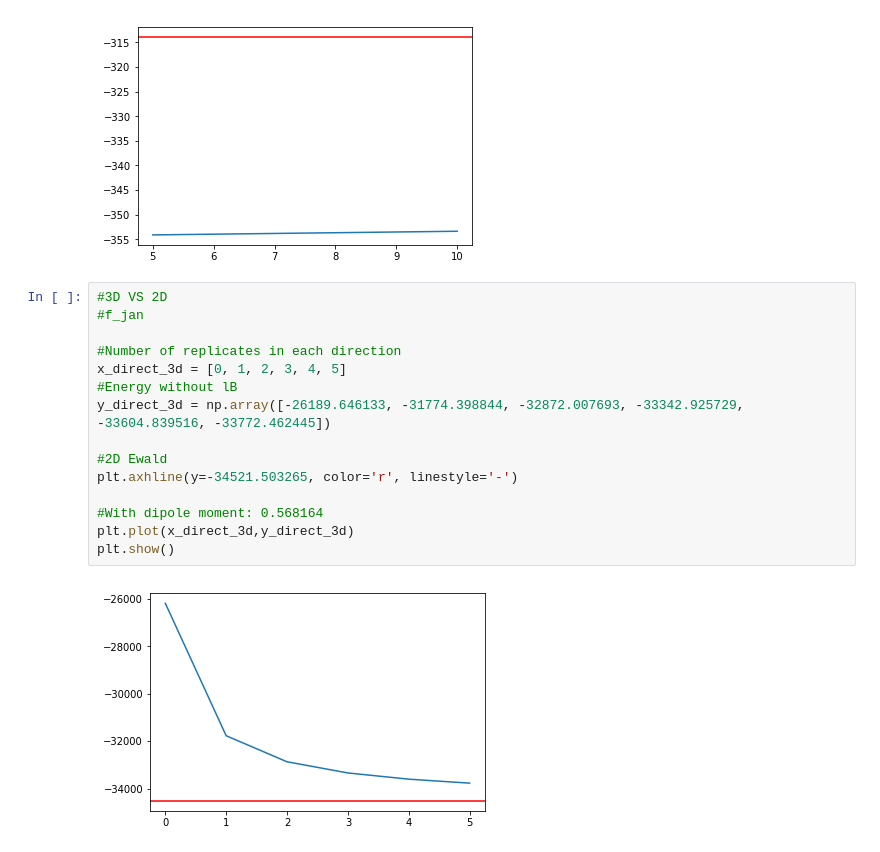
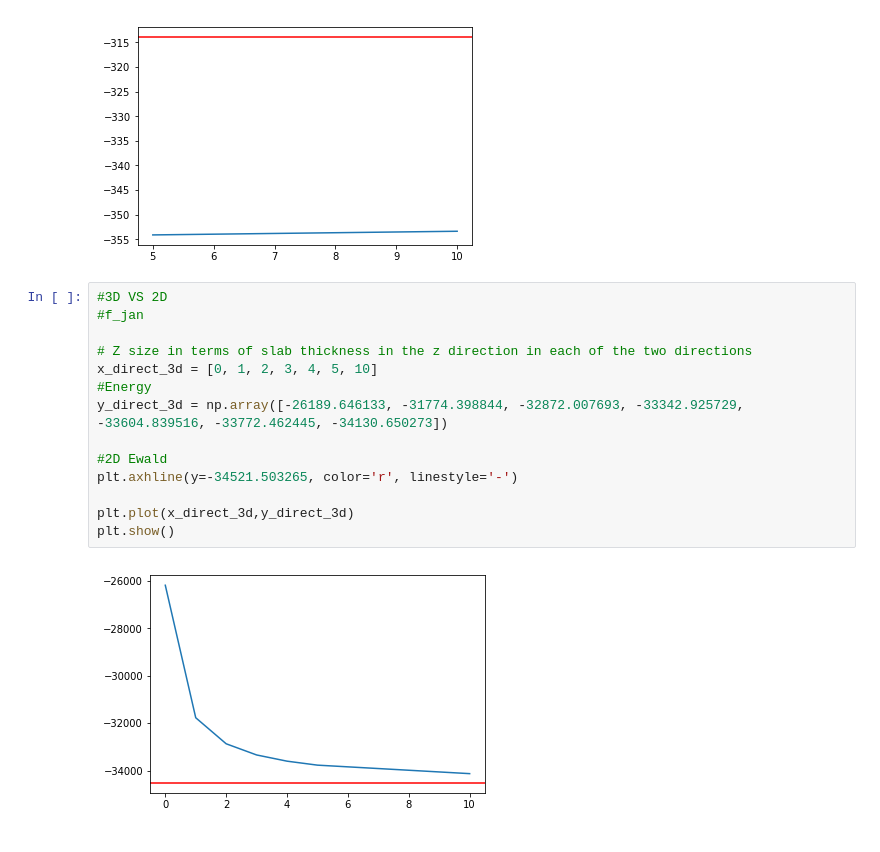
Before and after one commit to slaymuel/ARPM-MC, a Jupyter notebook: 3D_2D_Direct.ipynb, the cells around one changed output. Drawn from its saved outputs; the diff is of its cells as text.

```diff
--- a/3D_2D_Direct.ipynb
+++ b/3D_2D_Direct.ipynb
@@ -55,17 +55,16 @@ plt.show()
 # %%
 #3D VS 2D
 #f_jan
 
-#Number of replicates in each direction
-x_direct_3d = [0, 1, 2, 3, 4, 5]
-#Energy without lB
-y_direct_3d = np.array([-26189.646133, -31774.398844, -32872.007693, -33342.925729, -33604.839516, -33772.462445])
+# Z size in terms of slab thickness in the z direction in each of the two directions
+x_direct_3d = [0, 1, 2, 3, 4, 5, 10]
+#Energy
+y_direct_3d = np.array([-26189.646133, -31774.398844, -32872.007693, -33342.925729, -33604.839516, -33772.462445, -34130.650273])
 
 #2D Ewald
 plt.axhline(y=-34521.503265, color='r', linestyle='-')
 
-#With dipole moment: 0.568164
 plt.plot(x_direct_3d,y_direct_3d)
 plt.show()
 # %% [output]
-[figure, old version]
+[figure, new version]
```
Also changed, not shown: 5 other files.
